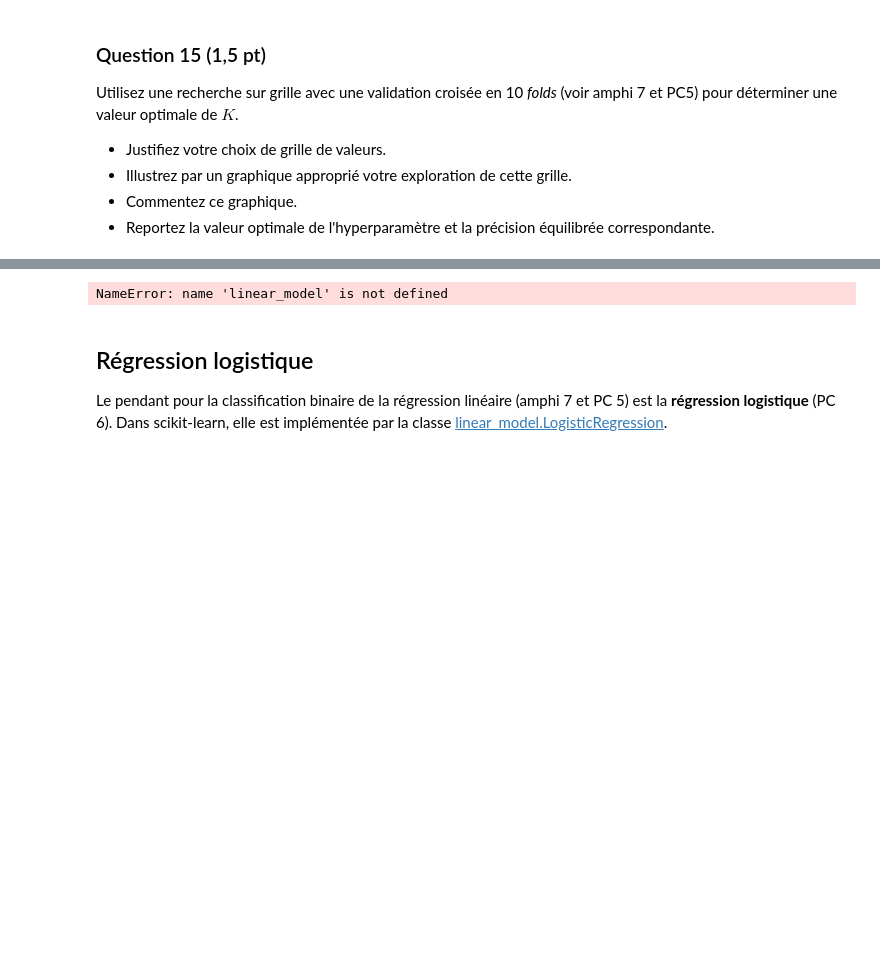
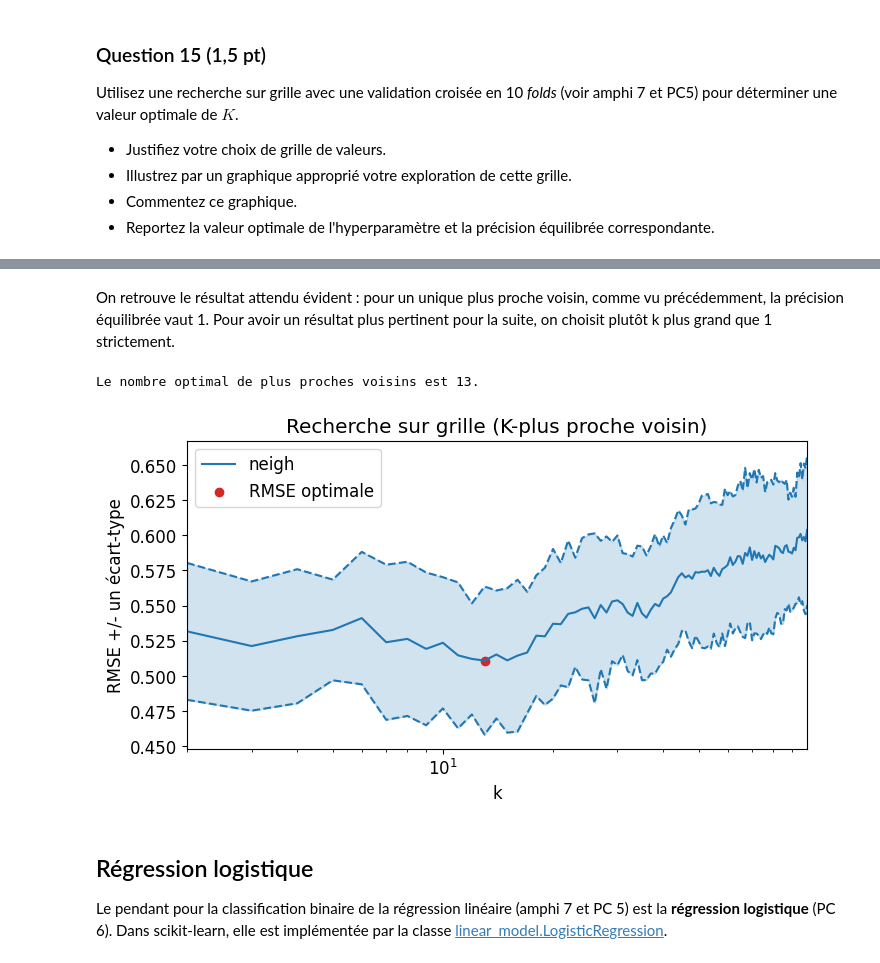
Before and after one commit to Josephine-gith/projet-data, a Jupyter notebook: Projet-jo.ipynb, the cells around one changed output, grey strips where cells are left out. Saved outputs shown, nothing was run; the diff lists cells and outputs as text; code cells hidden in the pictures; blank space fills up the shorter version.

```diff
--- a/Projet-jo.ipynb
+++ b/Projet-jo.ipynb
@@ -233,53 +286,60 @@ Utilisez une recherche sur grille avec une validation croisée en 10 _folds_ (vo
+# %% [markdown]
+On retrouve le résultat attendu évident : pour un unique plus proche voisin, comme vu précédemment, la précision équilibrée vaut 1. Pour avoir un résultat plus pertinent pour la suite, on choisit plutôt k plus grand que 1 strictement.
 # %%
 from sklearn import model_selection
+
+# Création des folds
 kf = model_selection.KFold(n_splits=10, shuffle=True, random_state=42)
 
-# Définir la grille de valeurs de l'hyperparamètre alpha
-ks = np.linspace(1, 30, 1)
+# Définir la grille de valeurs de l'hyperparamètre k
+ks = range(2,100)
 
-'''
 # Définir le modèle à évaluer
-lasso = linear_model.Lasso(random_state=13,
-                           max_iter=10000 # pour assurer la convergence (warning sinon)
-                          )
+neigh = KNeighborsClassifier()
 
 # Instantier la recherche sur grille
-grid = model_selection.GridSearchCV(lasso, {'alpha': alphas},
+grid = model_selection.GridSearchCV(neigh, {'n_neighbors': ks},
                                     cv=kf, # on utilise les folds déjà définis
                                     scoring='neg_root_mean_squared_error'
                                    )
 
 # Utiliser la recherche sur grille
-grid.fit(X_train, y_train)
-
+grid.fit(X_train_risk_vs_norisk, y_train_risk_vs_norisk)
 
 plt.figure(figsize=(8, 4))
 
 rmses = -grid.cv_results_['mean_test_score']
 std_error = grid.cv_results_['std_test_score']
 
 # afficher les RMSE avec une échelle logarithmique pour les abscisses :
-plt.semilogx(grid.cv_results_['param_alpha'], rmses,
-             label="lasso", color='tab:blue')
-plt.semilogx(grid.cv_results_['param_alpha'], rmses + std_error,
+plt.semilogx(grid.cv_results_['param_n_neighbors'], rmses,
+             label="neigh", color='tab:blue')
+plt.semilogx(grid.cv_results_['param_n_neighbors'], rmses + std_error,
              color='tab:blue', linestyle='dashed')
-plt.semilogx(grid.cv_results_['param_alpha'], rmses - std_error,
+plt.semilogx(grid.cv_results_['param_n_neighbors'], rmses - std_error,
              color='tab:blue', linestyle='dashed')
 
 # colorer l'espace entre les courbes représentant les écarts-types
-plt.fill_between(alphas, (rmses + std_error), (rmses - std_error),
+plt.fill_between(ks, (rmses + std_error), (rmses - std_error),
                  color='tab:blue',
                  alpha=0.2, # contrôle la transparence
                 )
 
+# afficher le meilleur score
+plt.scatter(grid.best_params_['n_neighbors'], -grid.best_score_,
+           color='tab:red', label='RMSE optimale')
+print(f"Le nombre optimal de plus proches voisins est {grid.best_params_['n_neighbors']}.")
+
 # Mise en forme
-plt.xlabel("alpha")
+plt.xlabel("k")
 plt.ylabel("RMSE +/- un écart-type")
-plt.xlim([alphas[0], alphas[-1]])
-plt.title("Recherche sur grille (Lasso)")
-plt.legend(loc='best')'''
+plt.xlim([ks[0], ks[-1]])
+plt.title("Recherche sur grille (K-plus proche voisin)")
+plt.legend(loc='best')
+plt.show();
 # %% [output]
-NameError: name 'linear_model' is not defined
+Le nombre optimal de plus proches voisins est 13.
+[figure, added]
 # %% [markdown]
 ## Régression logistique
 Le pendant pour la classification binaire de la régression linéaire (amphi 7 et PC 5) est la __régression logistique__ (PC 6). Dans scikit-learn, elle est implémentée par la classe [linear_model.LogisticRegression](https://scikit-learn.org/stable/modules/generated/sklearn.linear_model.LogisticRegression.html).
```
Also changed, not shown: parts of 1 cell of this notebook.
